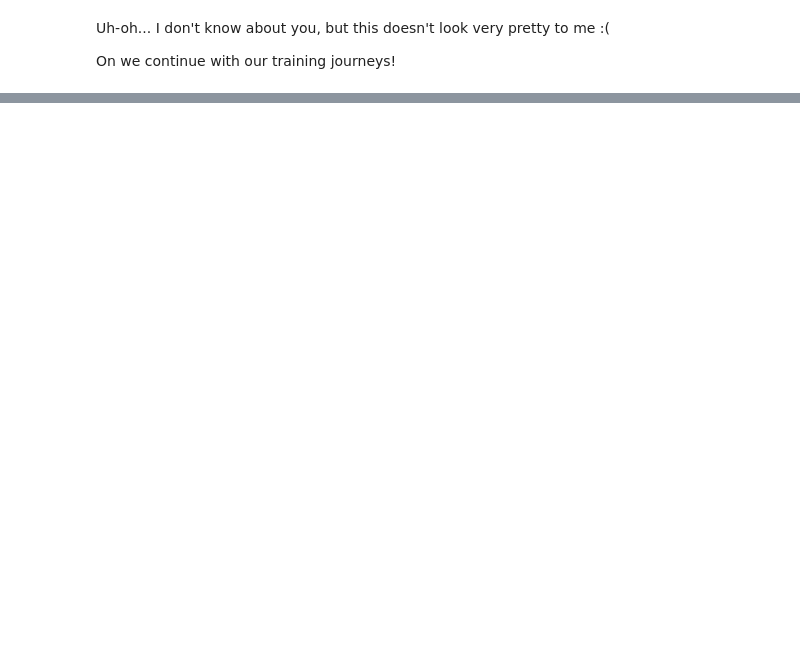
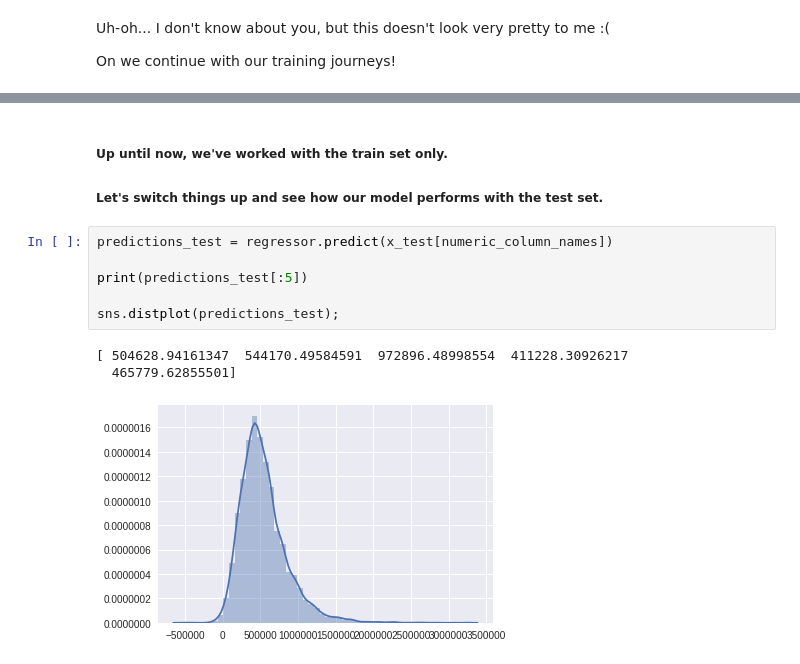
Before and after one commit to NickyMateev/Introduction-to-Machine-Learning-2017, a Jupyter notebook: Data Exploration/House Sales in King County/HouseSales.ipynb, the cells around one changed output, grey strips where cells are left out. Drawn from its saved outputs; the diff is of its cells as text; blank space fills up the shorter version.

```diff
--- a/Data Exploration/House Sales in King County/HouseSales.ipynb
+++ b/Data Exploration/House Sales in King County/HouseSales.ipynb
@@ -121,0 +160,14 @@ On we continue with our training journeys!
+# %% [markdown]
+##### Up until now, we've worked with the train set only.
+
+##### Let's switch things up and see how our model performs with the test set.
+# %%
+predictions_test = regressor.predict(x_test[numeric_column_names])
+
+print(predictions_test[:5])
+
+sns.distplot(predictions_test);
+# %% [output]
+[ 504628.94161347  544170.49584591  972896.48998554  411228.30926217
+  465779.62855501]
+[figure, added]
```
Also changed, not shown: parts of 10 cells of this notebook.
